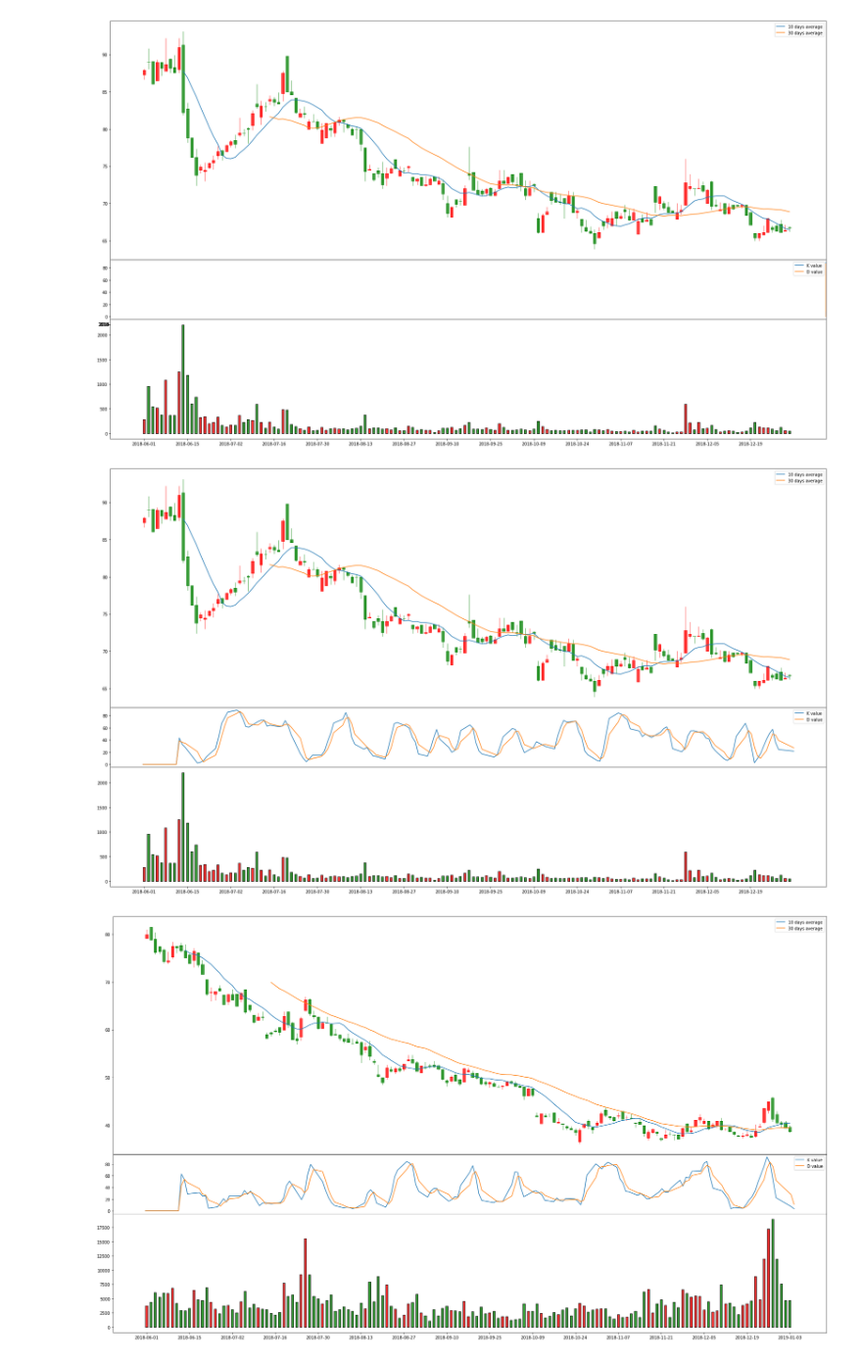
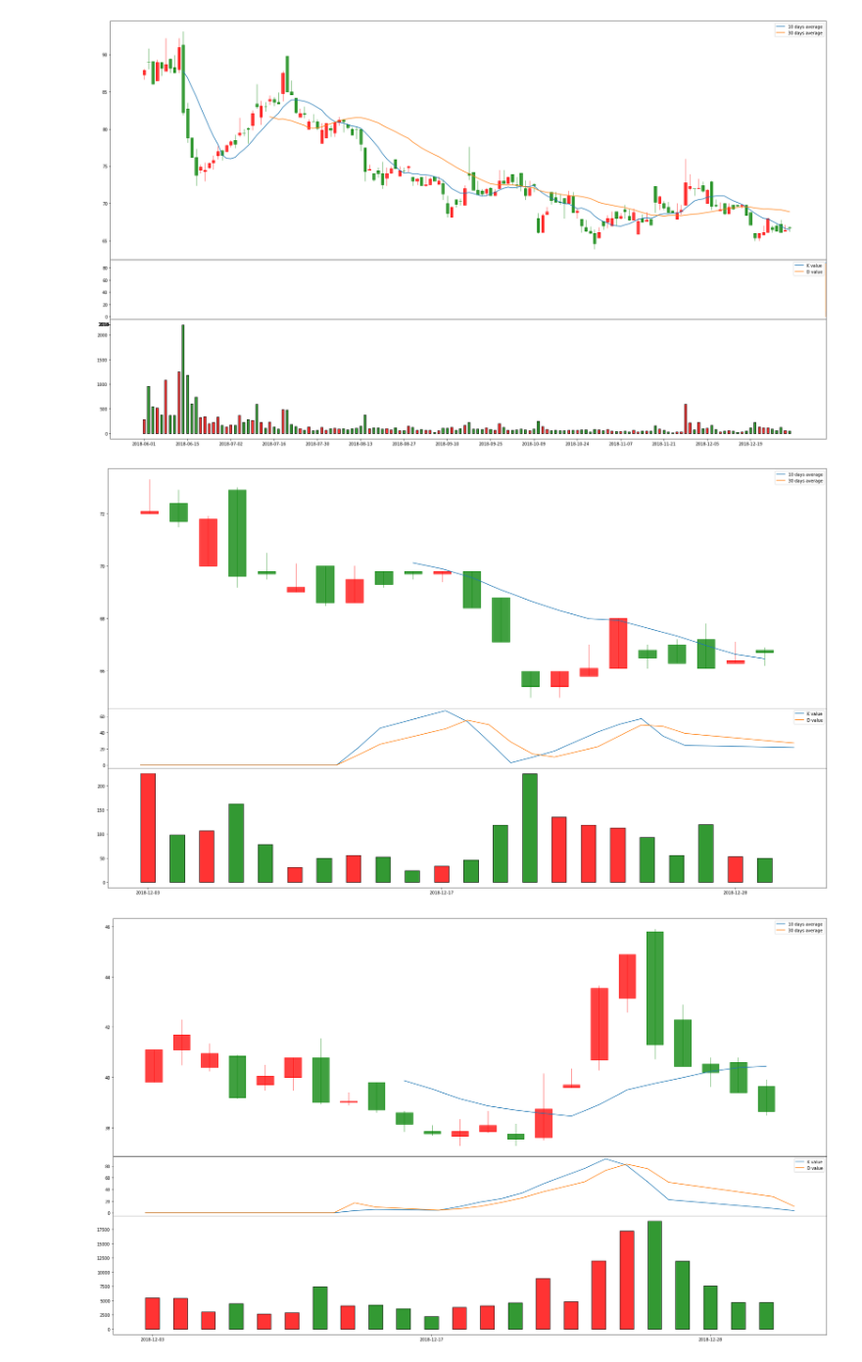
Before and after one commit to ChenYO/stockAna, a Jupyter notebook: StockAnalyze.ipynb, the cells around one changed output. Shown at 98% size. Drawn from its saved outputs; the diff is of its cells as text; code cells hidden in the pictures.

```diff
--- a/StockAnalyze.ipynb
+++ b/StockAnalyze.ipynb
@@ -133,10 +133,10 @@ def stockFig(stock_code, year, month):
     ax3.set_xticks(range(0, len(stock_year_pd_index), 10))
     ax3.set_xticklabels(stock_year_pd_index[::10])
 # %%
-stockFig('5478', 2018, 6)
+stockFig('5478', 2018, 12)
 # %% [output]
-[figure, old version]
+[figure, new version]
 # %%
-stockFig('2376', 2018, 6)
+stockFig('2376', 2018, 12)
 # %% [output]
-[figure, old version]
+[figure, new version]
```
